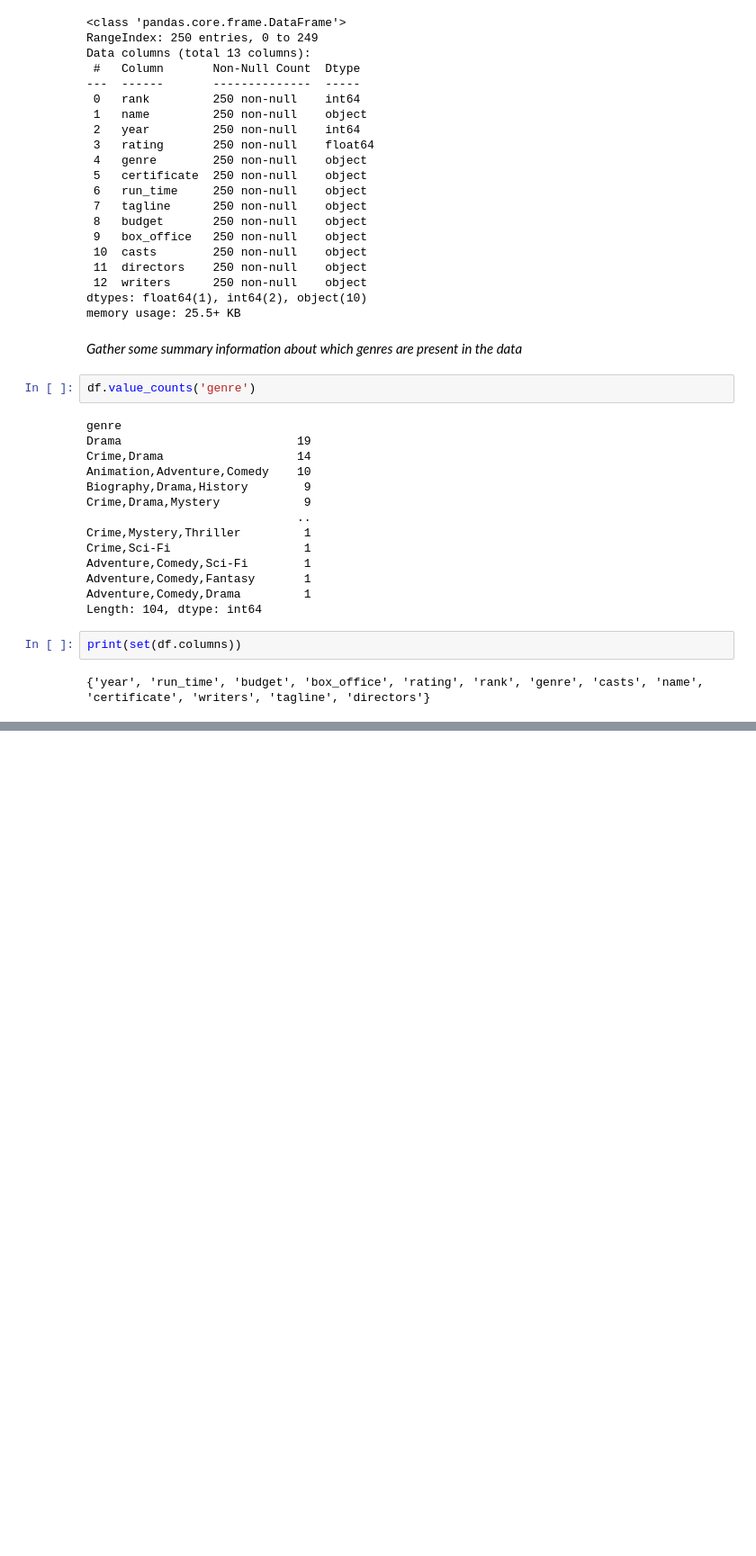
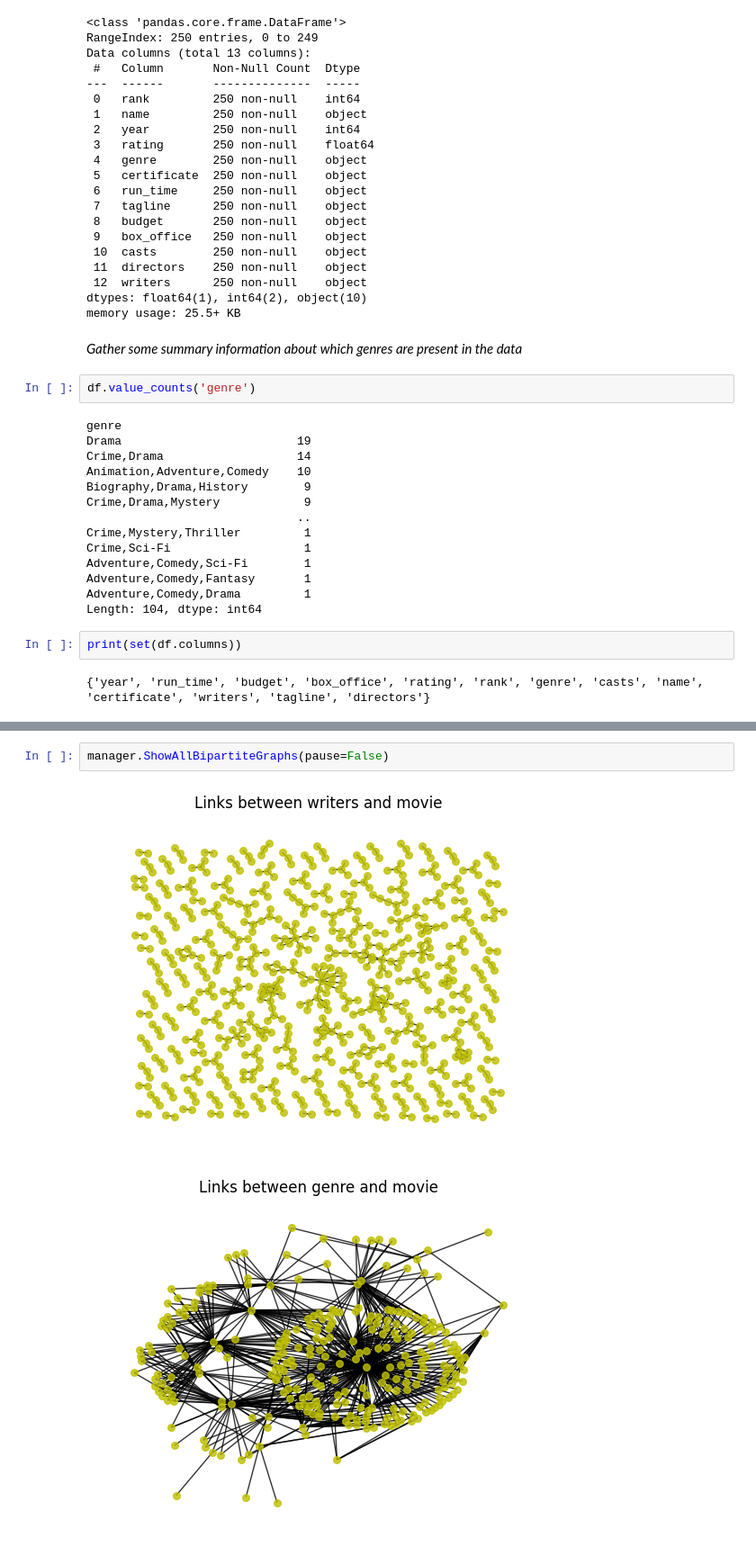
Before and after one commit to MichaelAGoodrich/GraphDataScience_withSNAP, a Jupyter notebook: GraphDataScience_Practice.ipynb, the cells around one changed output, grey strips where cells are left out. Shown at 90% size. Cells and saved outputs as stored; diff of their text form; blank space fills up the shorter version.

```diff
--- a/GraphDataScience_Practice.ipynb
+++ b/GraphDataScience_Practice.ipynb
@@ -219,0 +167,5 @@ for node in G.nodes:
+# %%
+manager.ShowAllBipartiteGraphs(pause=False)
+# %% [output]
+[figure, added]
+[figure, added]
```
Also changed, not shown: parts of 16 cells of this notebook, 4 other files.
